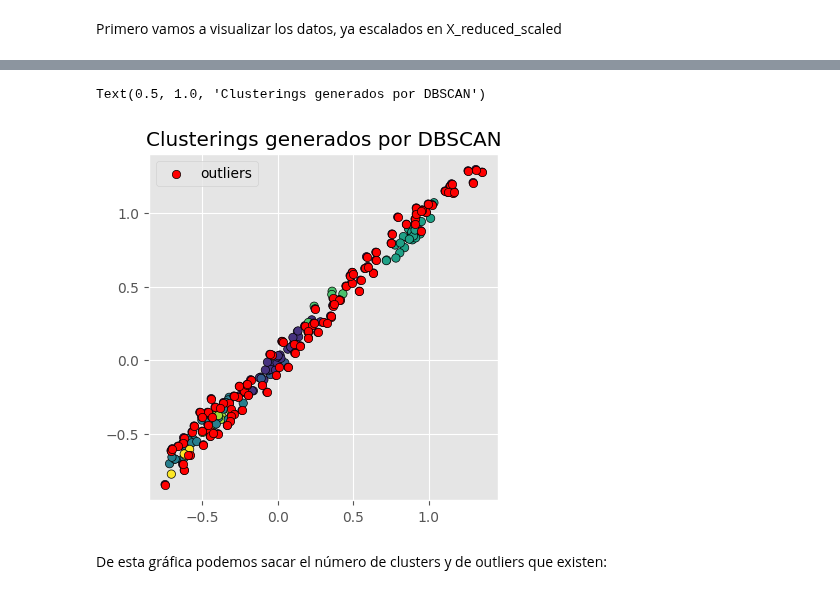
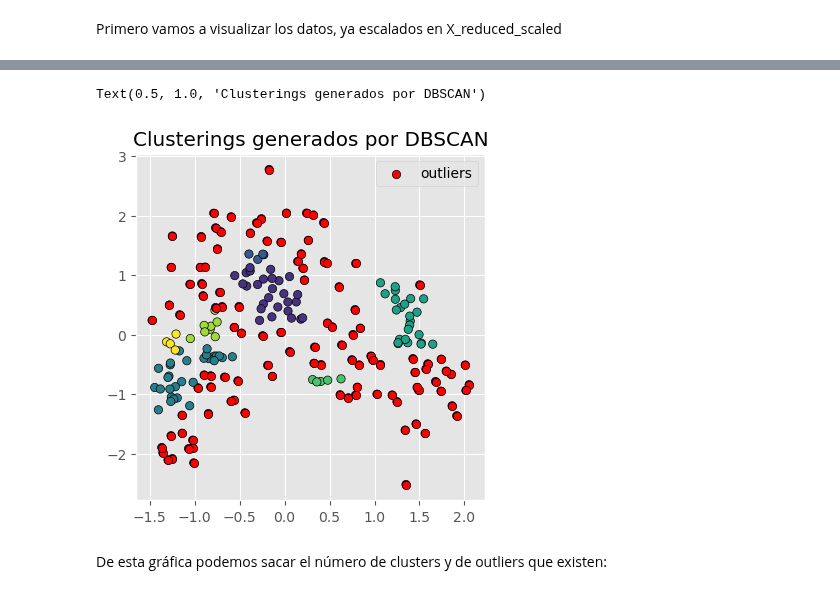
Before and after one commit to albatellouc3m/Grupo5, a Jupyter notebook: practica2-grupo5/practica2.ipynb, the cells around one changed output, grey strips where cells are left out. Drawn from its saved outputs; the diff is of its cells as text; code cells hidden in the pictures.

```diff
--- a/practica2-grupo5/practica2.ipynb
+++ b/practica2-grupo5/practica2.ipynb
@@ -480,38 +418,38 @@ modelo_dbscan = DBSCAN(
     min_samples  = 5,
     metric       = 'euclidean',
 )
 
 modelo_dbscan.fit(X=X_reduced_scaled)
 
 # Clasificación
 # ==============================================================================
 labels = modelo_dbscan.labels_
 
 fig, ax = plt.subplots(1, 1, figsize=(4.5, 4.5))
 
 ax.scatter(
-    x = X_scaled[:, 0],
-    y = X_scaled[:, 1],
+    x = X_reduced_scaled[:, 0],
+    y = X_reduced_scaled[:, 1],
     c = labels,
     marker    = 'o',
     edgecolor = 'black'
 )
 
 # Los outliers se identifican con el label -1
 ax.scatter(
-    x = X_scaled[labels == -1, 0],
-    y = X_scaled[labels == -1, 1],
+    x = X_reduced_scaled[labels == -1, 0],
+    y = X_reduced_scaled[labels == -1, 1],
     c = 'red',
     marker    = 'o',
     edgecolor = 'black',
     label = 'outliers'
 )
 
 ax.legend()
 ax.set_title('Clusterings generados por DBSCAN')
 # %% [output]
 Text(0.5, 1.0, 'Clusterings generados por DBSCAN')
-[figure, old version]
+[figure, new version]
 # %% [markdown]
 De esta gráfica podemos sacar el número de clusters y de outliers que existen:
 # %%
```
Also changed, not shown: parts of 8 cells of this notebook.
